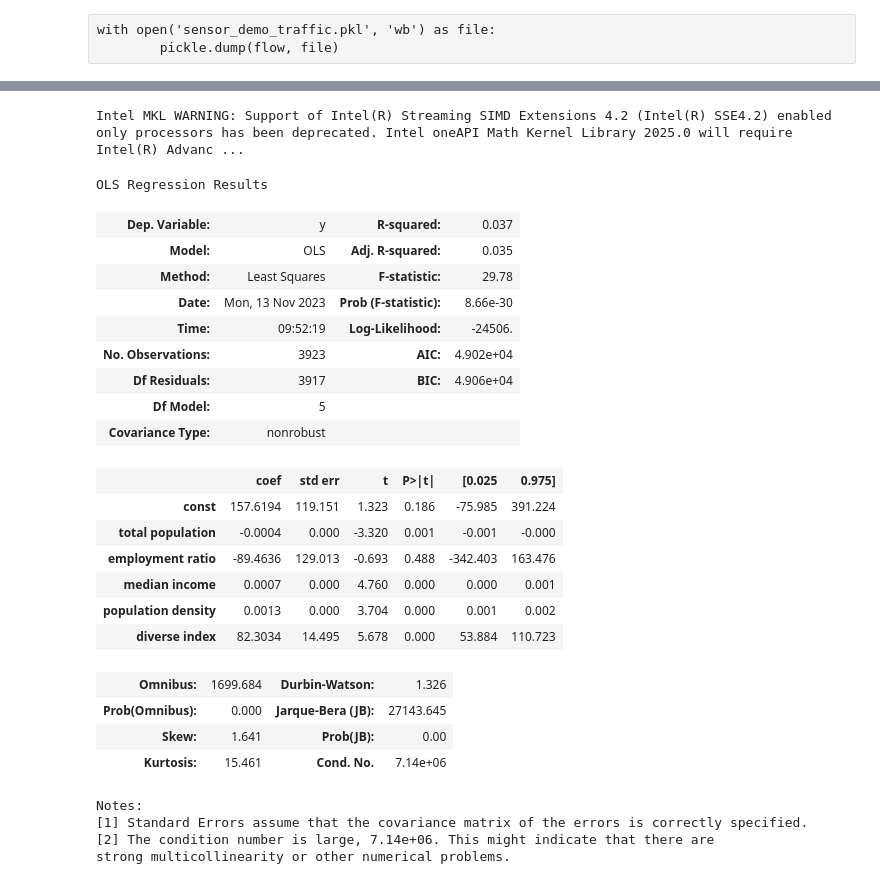
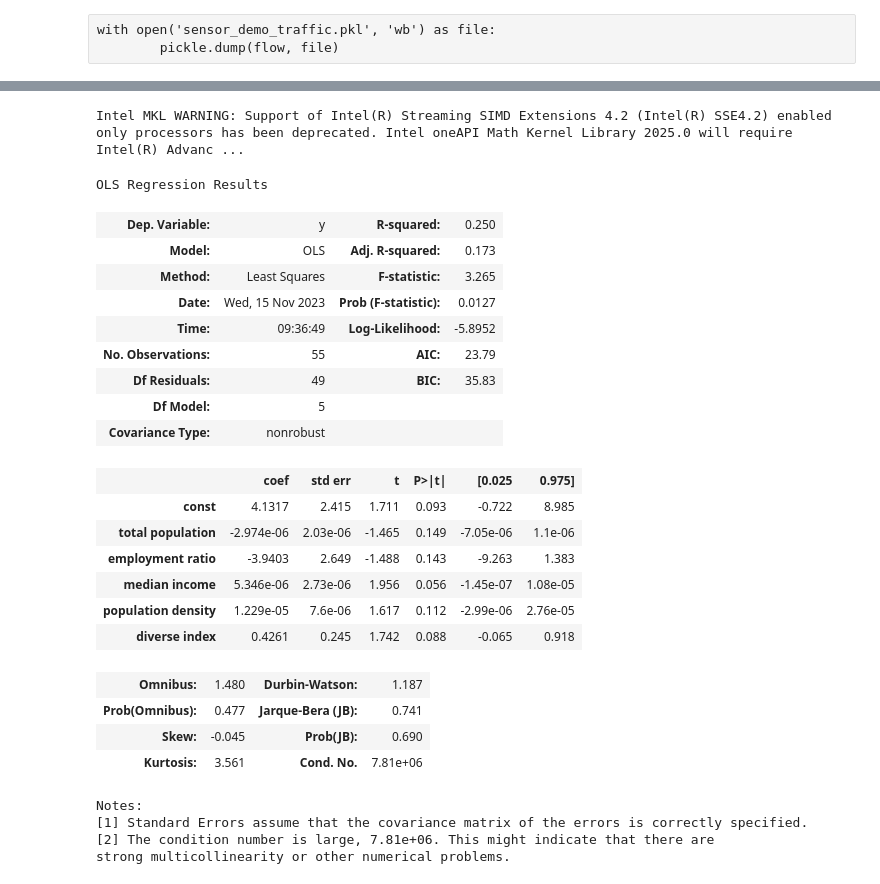
Before and after one commit to suyanpengzhang/Traffic-Analysis, a Jupyter notebook: Regression Sensors.ipynb, the cells around one changed output, grey strips where cells are left out. Cells and saved outputs as stored; diff of their text form; code cells hidden in the pictures.

```diff
--- a/Regression Sensors.ipynb
+++ b/Regression Sensors.ipynb
@@ -35,6 +32,25 @@ flow
 | 9291 | 9314-S | 165.185528 | 154.743735 | 333.708643 | 370.404706 | 91311 | 41811.0 | 12054.0 | 18321.0 | ... |
 | 9292 | 9314-W | 8.191875 | 6.724798 | 14.439062 | 15.516143 | 91311 | 41811.0 | 12054.0 | 18321.0 | ... |
 3923 rows × 50 columns
+# %%
+percentage_change_05 = [(flow['2022_05'][i]-flow['2020_05'][i])/flow['2020_05'][i] for i in flow.index]
+percentage_change_05 = pd.Series(percentage_change_05,index = flow.index)
+flow['percentage_change_05']=percentage_change_05
+percentage_change_06 = [(flow['2022_06'][i]-flow['2020_06'][i])/flow['2020_06'][i] for i in flow.index]
+percentage_change_06 = pd.Series(percentage_change_06,index = flow.index)
+flow['percentage_change_06']=percentage_change_06
+flow = flow[flow['percentage_change_06']<=3]
+flow = flow[flow['percentage_change_05']<=3]
+average_percentage_change = [(flow['percentage_change_06'][i]+flow['percentage_change_05'][i])/2 for i in flow.index]
+average_percentage_change = pd.Series(average_percentage_change,index = flow.index)
+flow['average_percentage_change']=average_percentage_change
+# %%
+modified_flow = flow.drop('sensorid', axis=1)
+
+grouped = modified_flow.groupby(['zip'])
+results = grouped.mean()
+# %%
+flow = results
 # %% [raw]
 cols = [i for i in range(9,51)]
 cols.append(55)
@@ -214,48 +230,48 @@ strong multicollinearity or other numerical problems.
 # %%
 data1p = [i for i in flow['total']]
 data1e = [i for i in flow['employed_ratio']]
 data1i = [i for i in flow['median income (dollars)']]
 data1d = [i for i in flow['population density']]
 data1di = [i for i in flow['diverse index']]
 
-data1traffic = np.array([i for i in flow['diffindiff']])
+data1traffic = np.array([i for i in flow['average_percentage_change']])
 
 #train = np.array([data1p,data1e,data1i,data1w,data1b,data1a,data1h,data1d,data1di,
 #                  data1c1,data1c2,data1c3,data1c4,data1c5,data1c6,
 #                  data1cl1,data1cl2,data1cl3,data1car]).T
 train = np.array([data1p,data1e,data1i,data1d,data1di]).T
 
 train = sm.add_constant(train)
 lr1 = sm.OLS(data1traffic ,train).fit()
 
 #lr1.summary(xname=['const','total population', 'employment ratio','median income', 'hispanic proportion', 'black proportion', 'asian proportion', 'other proportion','population density','diverse index','drove alone','carpool','public','walked','at home','time','private wage','government','self','cars'])
 lr1.summary(xname=['const','total population', 'employment ratio','median income','population density','diverse index'])
 # %% [output]
 Intel MKL WARNING: Support of Intel(R) Streaming SIMD Extensions 4.2 (Intel(R) SSE4.2) enabled only processors has been deprecated. Intel oneAPI Math Kernel Library 2025.0 will require Intel(R) Advanc ...
 OLS Regression Results
-| Dep. Variable: | y | R-squared: | 0.037 |
-| Model: | OLS | Adj. R-squared: | 0.035 |
-| Method: | Least Squares | F-statistic: | 29.78 |
-| Date: | Mon, 13 Nov 2023 | Prob (F-statistic): | 8.66e-30 |
-| Time: | 09:52:19 | Log-Likelihood: | -24506. |
-| No. Observations: | 3923 | AIC: | 4.902e+04 |
-| Df Residuals: | 3917 | BIC: | 4.906e+04 |
+| Dep. Variable: | y | R-squared: | 0.250 |
+| Model: | OLS | Adj. R-squared: | 0.173 |
+| Method: | Least Squares | F-statistic: | 3.265 |
+| Date: | Wed, 15 Nov 2023 | Prob (F-statistic): | 0.0127 |
+| Time: | 09:36:49 | Log-Likelihood: | -5.8952 |
+| No. Observations: | 55 | AIC: | 23.79 |
+| Df Residuals: | 49 | BIC: | 35.83 |
 | Df Model: | 5 |  |  |
 | Covariance Type: | nonrobust |  |  |
 |  | coef | std err | t | P>|t| | [0.025 | 0.975] |
-| const | 157.6194 | 119.151 | 1.323 | 0.186 | -75.985 | 391.224 |
-| total population | -0.0004 | 0.000 | -3.320 | 0.001 | -0.001 | -0.000 |
-| employment ratio | -89.4636 | 129.013 | -0.693 | 0.488 | -342.403 | 163.476 |
-| median income | 0.0007 | 0.000 | 4.760 | 0.000 | 0.000 | 0.001 |
-| population density | 0.0013 | 0.000 | 3.704 | 0.000 | 0.001 | 0.002 |
-| diverse index | 82.3034 | 14.495 | 5.678 | 0.000 | 53.884 | 110.723 |
+| const | 4.1317 | 2.415 | 1.711 | 0.093 | -0.722 | 8.985 |
+| total population | -2.974e-06 | 2.03e-06 | -1.465 | 0.149 | -7.05e-06 | 1.1e-06 |
+| employment ratio | -3.9403 | 2.649 | -1.488 | 0.143 | -9.263 | 1.383 |
+| median income | 5.346e-06 | 2.73e-06 | 1.956 | 0.056 | -1.45e-07 | 1.08e-05 |
+| population density | 1.229e-05 | 7.6e-06 | 1.617 | 0.112 | -2.99e-06 | 2.76e-05 |
+| diverse index | 0.4261 | 0.245 | 1.742 | 0.088 | -0.065 | 0.918 |
-| Omnibus: | 1699.684 | Durbin-Watson: | 1.326 |
-| Prob(Omnibus): | 0.000 | Jarque-Bera (JB): | 27143.645 |
-| Skew: | 1.641 | Prob(JB): | 0.00 |
-| Kurtosis: | 15.461 | Cond. No. | 7.14e+06 |
+| Omnibus: | 1.480 | Durbin-Watson: | 1.187 |
+| Prob(Omnibus): | 0.477 | Jarque-Bera (JB): | 0.741 |
+| Skew: | -0.045 | Prob(JB): | 0.690 |
+| Kurtosis: | 3.561 | Cond. No. | 7.81e+06 |
 Notes:
 [1] Standard Errors assume that the covariance matrix of the errors is correctly specified.
-[2] The condition number is large, 7.14e+06. This might indicate that there are
+[2] The condition number is large, 7.81e+06. This might indicate that there are
 strong multicollinearity or other numerical problems.
 # %%
 X = flow[['total','employed_ratio','median income (dollars)','population density','diverse index']]
```
Also changed, not shown: parts of 12 cells of this notebook.
